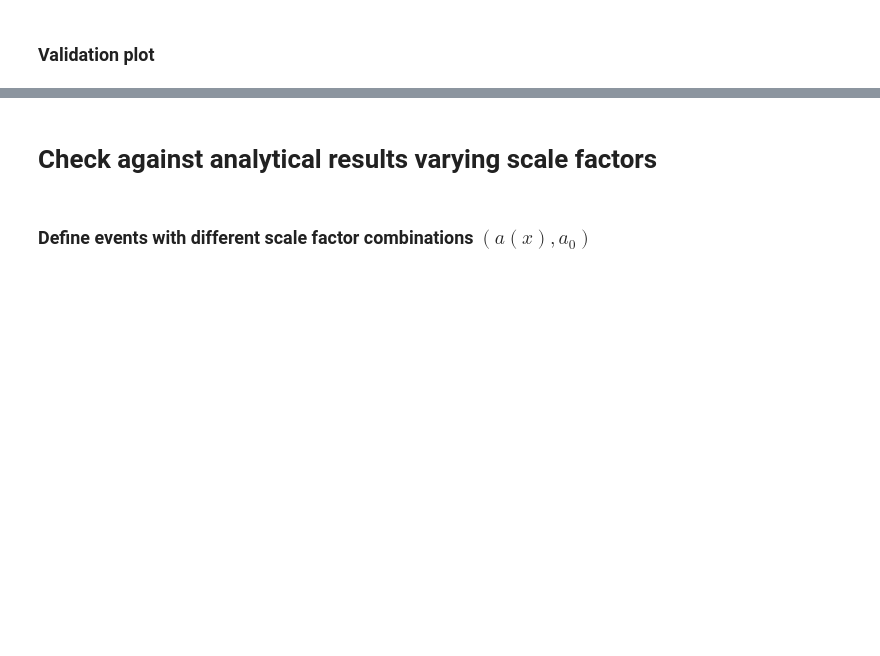
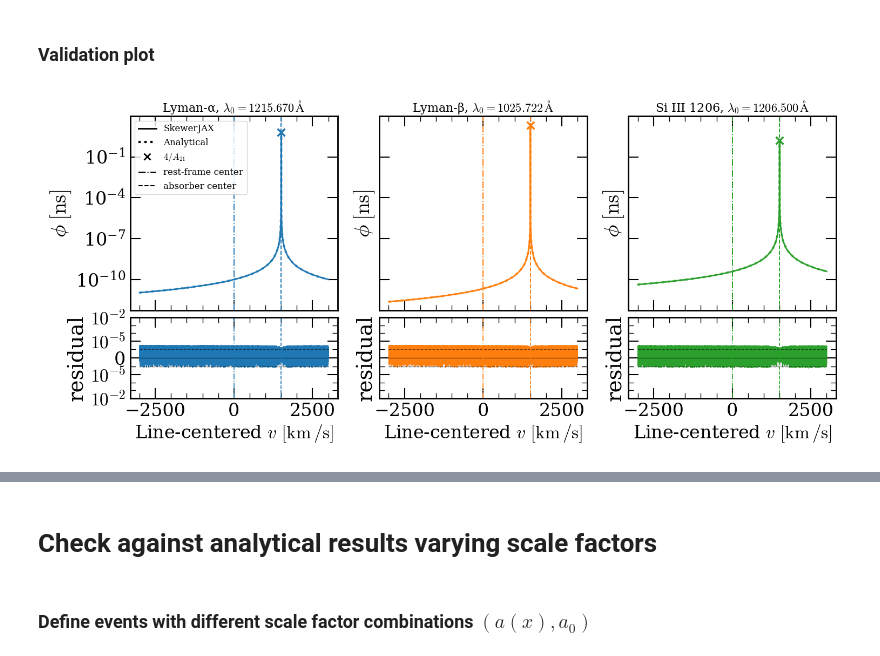
Before and after one commit to daniellopezcano/SkewerJAX, a Jupyter notebook: notebooks/5_line_profiles.ipynb, the cells around one changed output, grey strips where cells are left out. Saved outputs shown, nothing was run; the diff lists cells and outputs as text; code cells hidden in the pictures; blank space fills up the shorter version.

```diff
--- a/notebooks/5_line_profiles.ipynb
+++ b/notebooks/5_line_profiles.ipynb
@@ -71,11 +74,10 @@ fields = Fields({
 # %%
-wavelengths = jnp.linspace(970, 1230, 2**20)  # in Angstroms
+velocities_kms = jnp.linspace(-3000.0, 3000.0, 5*10**4)
 line_bundle = sjx.constants.lines.LineBundle(["HI-LyA", "HI-LyB", "SiIII-1206"])
 # %% [markdown]
 ### Define points to evaluate
 # %%
-quadri_vectors = jnp.array([0.9995, L_box/2, L_box/2, L_box/2])[None, :] # single points at the center of the box, with scale_factor (first entry) = 1.0
-LoS_directions = jnp.array([[0.0, 0.0, 1.0]])                         # line of sight direction is along the z-axis
-scale_factor_obs = jnp.ones(quadri_vectors.shape[0:-1])               # scale factor wrt the observer, here the observer is at the center of the box, a0=1
+quadri_vectors = jnp.array([0.995, L_box/2, L_box/2, L_box/2])[None, :] # single points at the center of the box, with scale_factor (first entry) = 0.995
+LoS_directions = jnp.array([[0.0, 1.0, 0.0]])                         # line of sight direction is along the y-axis
 # %% [markdown]
 ### Compute line profile
@@ -112,2 +84,8 @@ lambdas_A_prime.shape
+# %%
+a_dagger = jnp.ones_like(quadri_vectors[0, 0])
+# %%
+phi_ns = line_profile.compute_line_profiles(
+    quadri_vectors, LoS_directions, velocities_kms, a_dagger, line_bundle, fields, voigt_implementation_mode="ExoJAX"
+)
 # %% [markdown]
 ### Validation plot
@@ -228,0 +118,68 @@ plt.show()
+# %%
+colors = plt.cm.tab10.colors[:line_bundle.n_lines]
+
+N_lines = line_bundle.n_lines
+N_v = len(velocities_kms)
+
+phi_plot = phi_ns.reshape(N_lines, -1, N_v)[:, 0, :]
+phi_analytic_plot = phi_analytic.reshape(N_lines, -1, N_v)[:, 0, :]
+
+v_center_kms = phys.c_kms * jnp.log(a_dagger / quadri_vectors[0,0])
+
+res_band = 1e-6
+res_ticks = [-1e-2, -1e-5, 0.0, 1e-5, 1e-2]
+fmt = sjx.utils.plotting_tools.ten_power_formatter
+
+fig_v, axes_v = plt.subplots(2, N_lines, figsize=(5.0 * N_lines, 6.8), sharex="col", sharey="row", gridspec_kw=dict(height_ratios=[2.4, 1.0]))
+
+if N_lines == 1:
+    axes_v = axes_v.reshape(2, 1)
+
+for i, line in enumerate(line_bundle.lines):
+    ax = axes_v[0, i]
+    rx = axes_v[1, i]
+
+    ax.plot(velocities_kms, phi_plot[i], color=colors[i], linewidth=2.0)
+    ax.plot(velocities_kms, phi_analytic_plot[i], color=colors[i], linestyle=":", linewidth=3.0, alpha=0.7)
+
+    ax.scatter([v_center_kms], [4.0 / line.A21_GHz], marker="x", color=colors[i], s=100)
+    ax.axvline(0.0, color=colors[i], linestyle="-.", linewidth=1.4)
+    ax.axvline(v_center_kms, color=colors[i], linestyle="--", linewidth=1.4)
+
+    ax.set_title(rf"{line.name}, $\lambda_0={line.lambda0_A:.3f}\,\mathrm{{\AA}}$", fontsize=16)
+    ax.set_yscale("log")
+    ax.set_ylabel(r"$\phi\;[\mathrm{ns}]$")
+
+    residual = phi_plot[i] / phi_analytic_plot[i] - 1.0
+
+    rx.plot(velocities_kms, residual, color=colors[i], linewidth=1.0)
+    rx.axhline(0.0, color="k", linewidth=1.0, alpha=0.5)
+    rx.fill_between(velocities_kms, -res_band, res_band, color="grey", alpha=0.2)
+    rx.hlines([res_band, -res_band], velocities_kms[0], velocities_kms[-1], color="k", linestyle="--", linewidth=1.0, alpha=0.5)
+
+    rx.axvline(0.0, color=colors[i], linestyle="-.", linewidth=1.2)
+    rx.axvline(v_center_kms, color=colors[i], linestyle="--", linewidth=1.2)
+
+    rx.set_xlabel(r"Line-centered $v\ [\mathrm{km\,/s}]$", fontsize=24)
+    rx.set_ylabel("residual")
+    rx.set_yscale("symlog", linthresh=res_band)
+    rx.set_yticks(res_ticks)
+    rx.yaxis.set_major_formatter(mpl.ticker.FuncFormatter(fmt))
+    rx.yaxis.set_minor_formatter(mpl.ticker.NullFormatter())
+
+axes_v[0, 0].legend(
+    handles=[
+        Line2D([0], [0], color="k", linestyle="-", linewidth=2.0, label="SkewerJAX"),
+        Line2D([0], [0], color="k", linestyle=":", linewidth=3.0, label="Analytical"),
+        Line2D([0], [0], color="k", marker="x", linestyle="None", markersize=9, markeredgewidth=2, label=r"$4/A_{21}$"),
+        Line2D([0], [0], color="k", linestyle="-.", linewidth=1.5, label="rest-frame center"),
+        Line2D([0], [0], color="k", linestyle="--", linewidth=1.5, label="absorber center"),
+    ],
+    fontsize=12, frameon=True,
+)
+
+fig_v.tight_layout()
+fig_v.subplots_adjust(hspace=0.05, wspace=0.2)
+plt.show()
+# %% [output]
+[figure, added]
```
Also changed, not shown: parts of 29 cells of this notebook, 9 other files.
